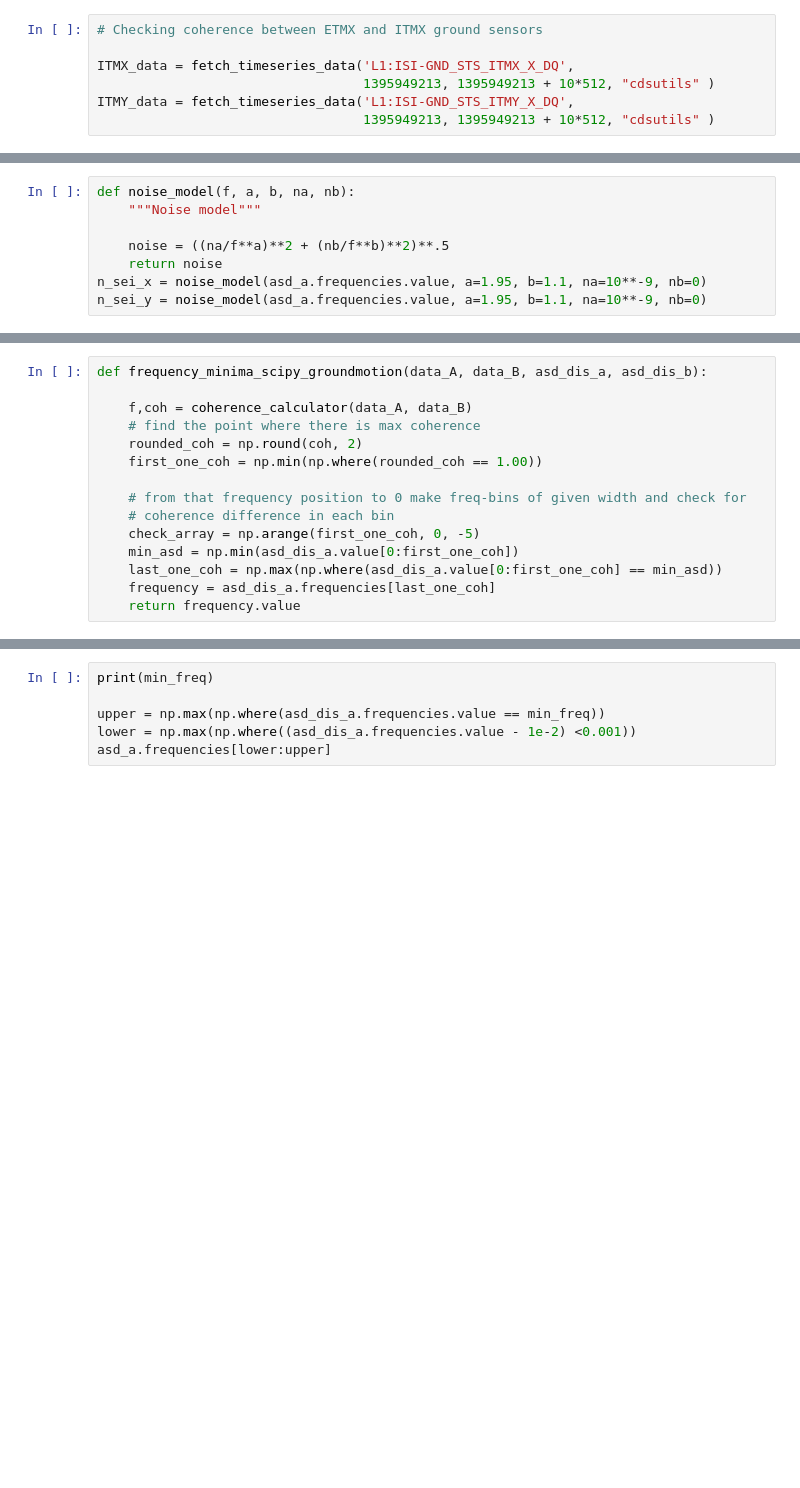
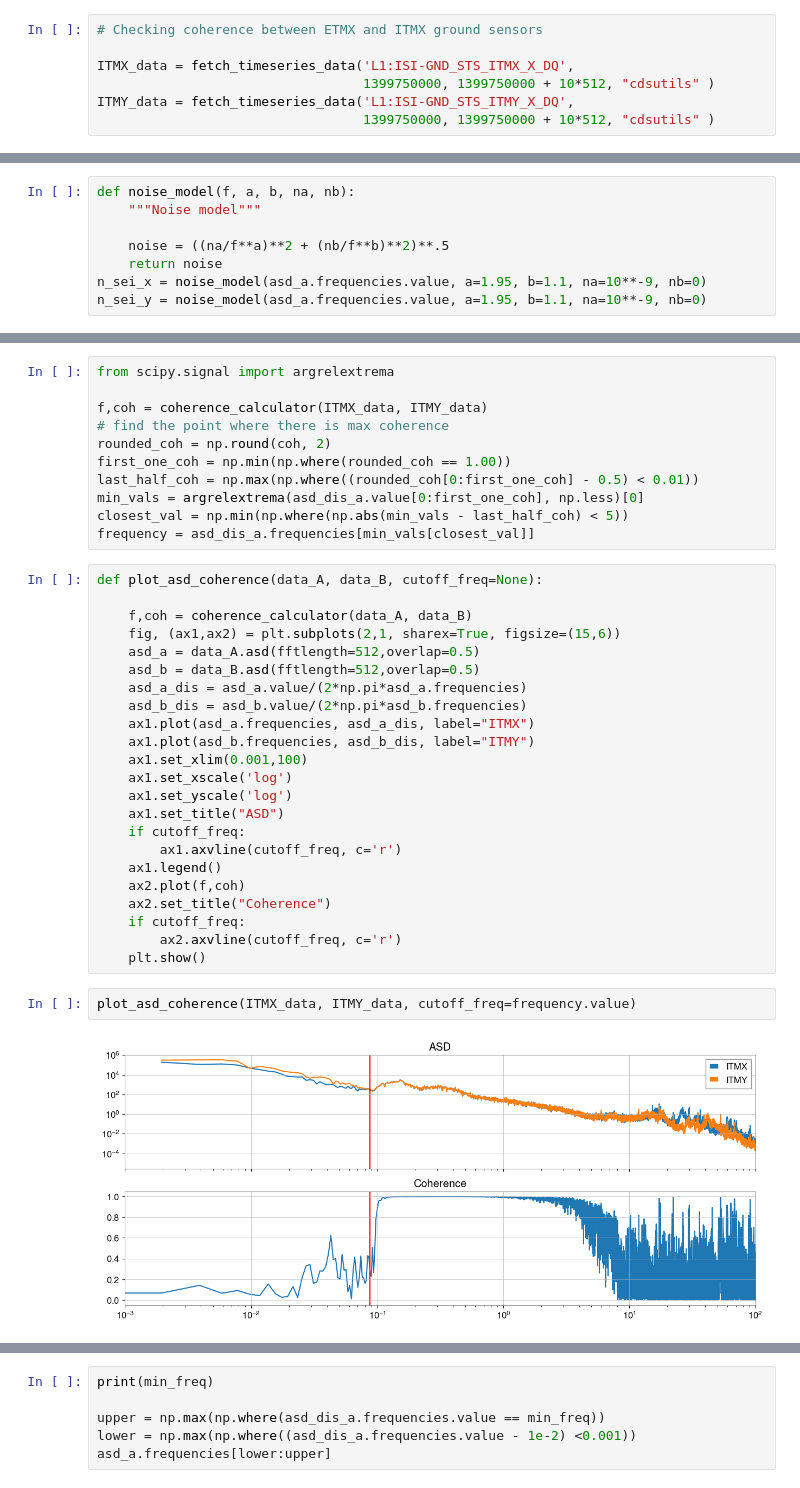
Before and after one commit to terrencetec/seibot, a Jupyter notebook: sammie/Untitled.ipynb, the cells around one changed output, grey strips where cells are left out. Cells and saved outputs as stored; diff of their text form; blank space fills up the shorter version.

Commit message:
new minima function

```diff
--- a/sammie/Untitled.ipynb
+++ b/sammie/Untitled.ipynb
@@ -41,6 +40,6 @@ def plot_asd_coherence(data_A, data_B):
 # Checking coherence between ETMX and ITMX ground sensors
 
 ITMX_data = fetch_timeseries_data('L1:ISI-GND_STS_ITMX_X_DQ',
-                                  1395949213, 1395949213 + 10*512, "cdsutils" )
+                                  1399750000, 1399750000 + 10*512, "cdsutils" )
 ITMY_data = fetch_timeseries_data('L1:ISI-GND_STS_ITMY_X_DQ',
-                                  1395949213, 1395949213 + 10*512, "cdsutils" )
+                                  1399750000, 1399750000 + 10*512, "cdsutils" )
@@ -98,17 +108,40 @@ plt.show()
 # %%
-def frequency_minima_scipy_groundmotion(data_A, data_B, asd_dis_a, asd_dis_b):
+from scipy.signal import argrelextrema
 
-    f,coh = coherence_calculator(data_A, data_B)
-    # find the point where there is max coherence
-    rounded_coh = np.round(coh, 2)
-    first_one_coh = np.min(np.where(rounded_coh == 1.00))
-
-    # from that frequency position to 0 make freq-bins of given width and check for
-    # coherence difference in each bin
-    check_array = np.arange(first_one_coh, 0, -5)
-    min_asd = np.min(asd_dis_a.value[0:first_one_coh])
-    last_one_coh = np.max(np.where(asd_dis_a.value[0:first_one_coh] == min_asd))
-    frequency = asd_dis_a.frequencies[last_one_coh]
-    return frequency.value
+f,coh = coherence_calculator(ITMX_data, ITMY_data)
+# find the point where there is max coherence
+rounded_coh = np.round(coh, 2)
+first_one_coh = np.min(np.where(rounded_coh == 1.00))
+last_half_coh = np.max(np.where((rounded_coh[0:first_one_coh] - 0.5) < 0.01))
+min_vals = argrelextrema(asd_dis_a.value[0:first_one_coh], np.less)[0]
+closest_val = np.min(np.where(np.abs(min_vals - last_half_coh) < 5))
+frequency = asd_dis_a.frequencies[min_vals[closest_val]]
+# %%
+def plot_asd_coherence(data_A, data_B, cutoff_freq=None):
+
+    f,coh = coherence_calculator(data_A, data_B)
+    fig, (ax1,ax2) = plt.subplots(2,1, sharex=True, figsize=(15,6))
+    asd_a = data_A.asd(fftlength=512,overlap=0.5)
+    asd_b = data_B.asd(fftlength=512,overlap=0.5)
+    asd_a_dis = asd_a.value/(2*np.pi*asd_a.frequencies)
+    asd_b_dis = asd_b.value/(2*np.pi*asd_b.frequencies)
+    ax1.plot(asd_a.frequencies, asd_a_dis, label="ITMX")
+    ax1.plot(asd_b.frequencies, asd_b_dis, label="ITMY")
+    ax1.set_xlim(0.001,100)
+    ax1.set_xscale('log')
+    ax1.set_yscale('log')
+    ax1.set_title("ASD")
+    if cutoff_freq:
+        ax1.axvline(cutoff_freq, c='r')
+    ax1.legend()
+    ax2.plot(f,coh)
+    ax2.set_title("Coherence")
+    if cutoff_freq:
+        ax2.axvline(cutoff_freq, c='r')
+    plt.show()
+# %%
+plot_asd_coherence(ITMX_data, ITMY_data, cutoff_freq=frequency.value)
+# %% [output]
+[figure, added]
 # %%
 min_freq = frequency_minima_scipy_groundmotion(ITMX_data, ITMY_data, asd_dis_a, asd_dis_b)
```
Also changed, not shown: parts of 8 cells of this notebook, 1 other file.
